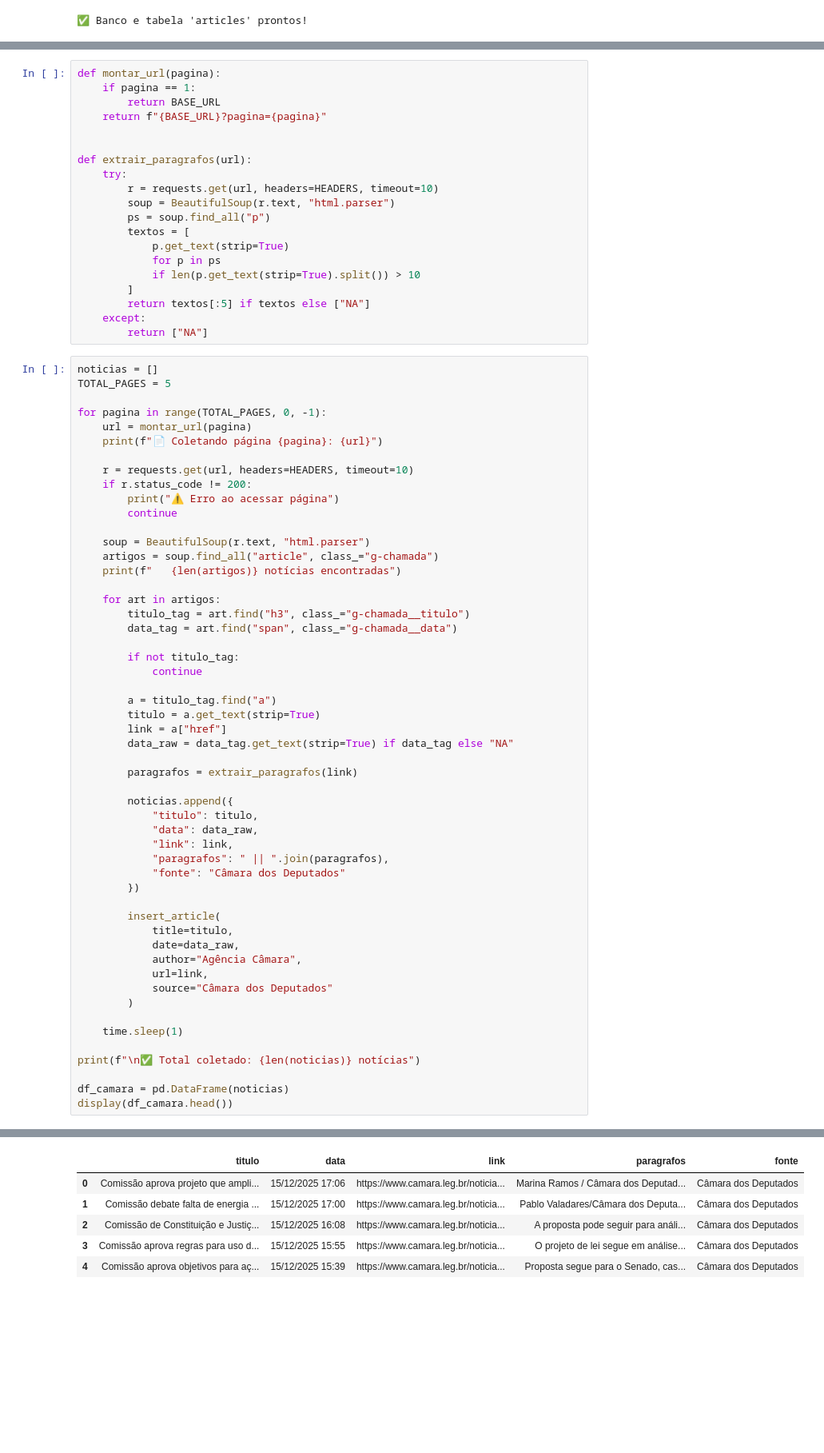
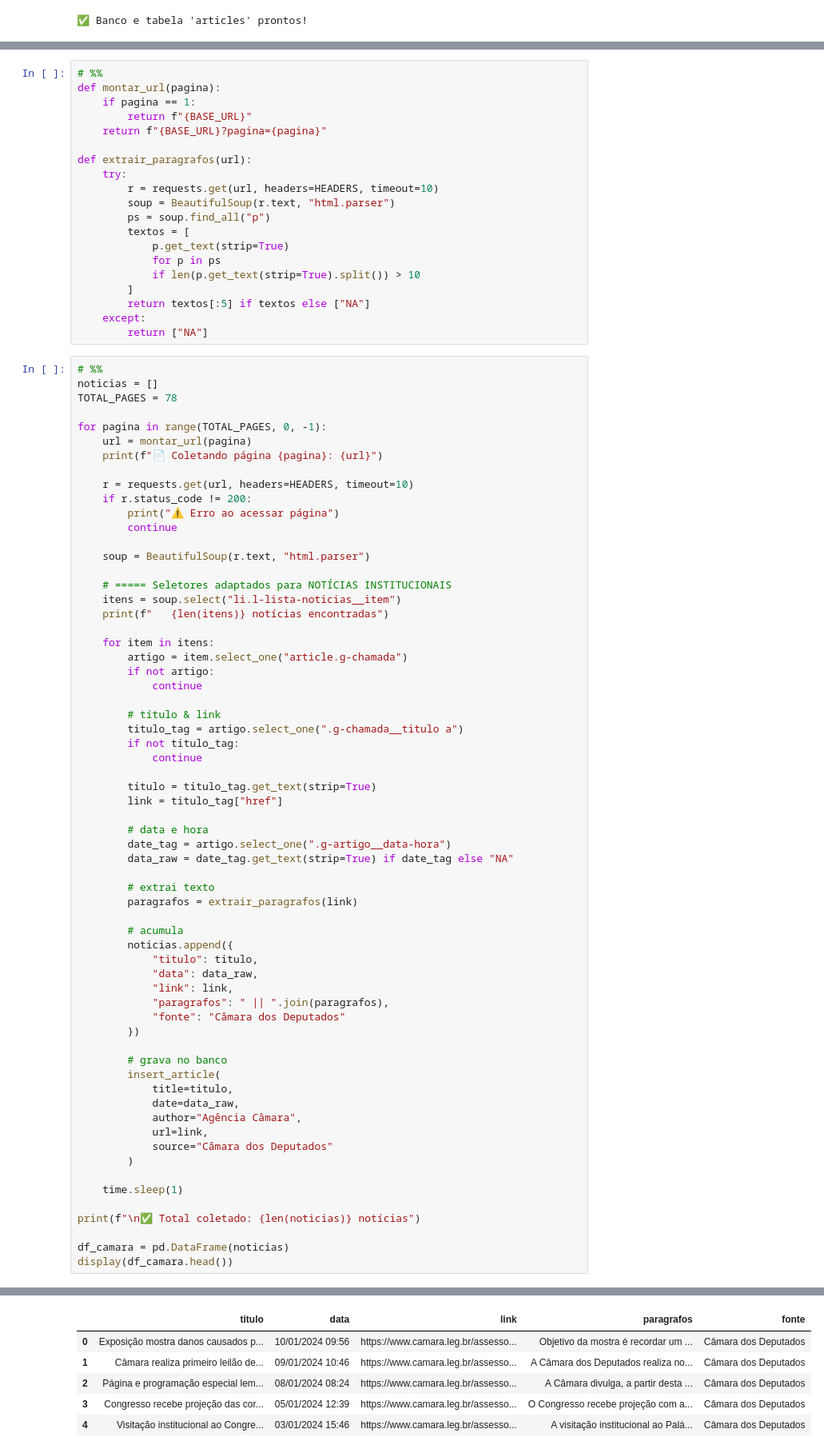
Before and after one commit to GabrielleMarchioli/unesp-scrapping, a Jupyter notebook: camaraFederal.ipynb, the cells around one changed output, grey strips where cells are left out. Shown: that part at 80% size. Saved outputs shown, nothing was run; the diff lists cells and outputs as text; blank space fills up the shorter version.

```diff
--- a/camaraFederal.ipynb
+++ b/camaraFederal.ipynb
@@ -83,9 +84,9 @@ print(f"📦 Total no banco: {len(df_db)} registros")
+# %%
 # %%
 def montar_url(pagina):
     if pagina == 1:
-        return BASE_URL
+        return f"{BASE_URL}"
     return f"{BASE_URL}?pagina={pagina}"
-
 
 def extrair_paragrafos(url):
     try:
@@ -100,9 +101,10 @@ def extrair_paragrafos(url):
         return textos[:5] if textos else ["NA"]
     except:
         return ["NA"]
+# %%
 # %%
 noticias = []
-TOTAL_PAGES = 5
+TOTAL_PAGES = 78
 
 for pagina in range(TOTAL_PAGES, 0, -1):
     url = montar_url(pagina)
@@ -114,23 +116,32 @@ for pagina in range(TOTAL_PAGES, 0, -1):
         continue
 
     soup = BeautifulSoup(r.text, "html.parser")
-    artigos = soup.find_all("article", class_="g-chamada")
-    print(f"   {len(artigos)} notícias encontradas")
 
-    for art in artigos:
-        titulo_tag = art.find("h3", class_="g-chamada__titulo")
-        data_tag = art.find("span", class_="g-chamada__data")
+    # ===== Seletores adaptados para NOTÍCIAS INSTITUCIONAIS
+    itens = soup.select("li.l-lista-noticias__item")
+    print(f"   {len(itens)} notícias encontradas")
 
+    for item in itens:
+        artigo = item.select_one("article.g-chamada")
+        if not artigo:
+            continue
+
+        # título & link
+        titulo_tag = artigo.select_one(".g-chamada__titulo a")
         if not titulo_tag:
             continue
 
-        a = titulo_tag.find("a")
-        titulo = a.get_text(strip=True)
-        link = a["href"]
-        data_raw = data_tag.get_text(strip=True) if data_tag else "NA"
+        titulo = titulo_tag.get_text(strip=True)
+        link = titulo_tag["href"]
 
+        # data e hora
+        date_tag = artigo.select_one(".g-artigo__data-hora")
+        data_raw = date_tag.get_text(strip=True) if date_tag else "NA"
+
+        # extrai texto
         paragrafos = extrair_paragrafos(link)
 
+        # acumula
         noticias.append({
             "titulo": titulo,
             "data": data_raw,
@@ -139,6 +150,7 @@ for pagina in range(TOTAL_PAGES, 0, -1):
             "fonte": "Câmara dos Deputados"
         })
 
+        # grava no banco
         insert_article(
             title=titulo,
             date=data_raw,
@@ -169,9 +186,9 @@ display(df_camara.head())
 |  | titulo | data | link | paragrafos | fonte |
-| 0 | Comissão aprova projeto que ampli... | 15/12/2025 17:06 | https://www.camara.leg.br/noticia... | Marina Ramos / Câmara dos Deputad... | Câmara dos Deputados |
-| 1 | Comissão debate falta de energia ... | 15/12/2025 17:00 | https://www.camara.leg.br/noticia... | Pablo Valadares/Câmara dos Deputa... | Câmara dos Deputados |
-| 2 | Comissão de Constituição e Justiç... | 15/12/2025 16:08 | https://www.camara.leg.br/noticia... | A proposta pode seguir para análi... | Câmara dos Deputados |
-| 3 | Comissão aprova regras para uso d... | 15/12/2025 15:55 | https://www.camara.leg.br/noticia... | O projeto de lei segue em análise... | Câmara dos Deputados |
-| 4 | Comissão aprova objetivos para aç... | 15/12/2025 15:39 | https://www.camara.leg.br/noticia... | Proposta segue para o Senado, cas... | Câmara dos Deputados |
+| 0 | Exposição mostra danos causados p... | 10/01/2024 09:56 | https://www.camara.leg.br/assesso... | Objetivo da mostra é recordar um ... | Câmara dos Deputados |
+| 1 | Câmara realiza primeiro leilão de... | 09/01/2024 10:46 | https://www.camara.leg.br/assesso... | A Câmara dos Deputados realiza no... | Câmara dos Deputados |
+| 2 | Página e programação especial lem... | 08/01/2024 08:24 | https://www.camara.leg.br/assesso... | A Câmara divulga, a partir desta ... | Câmara dos Deputados |
+| 3 | Congresso recebe projeção das cor... | 05/01/2024 12:39 | https://www.camara.leg.br/assesso... | O Congresso recebe projeção com a... | Câmara dos Deputados |
+| 4 | Visitação institucional ao Congre... | 03/01/2024 15:46 | https://www.camara.leg.br/assesso... | A visitação institucional ao Palá... | Câmara dos Deputados |
 # %%
 def load_articles():
     conn = sqlite3.connect(DATABASE_NAME)
```
Also changed, not shown: parts of 5 cells of this notebook, 3 other files.
